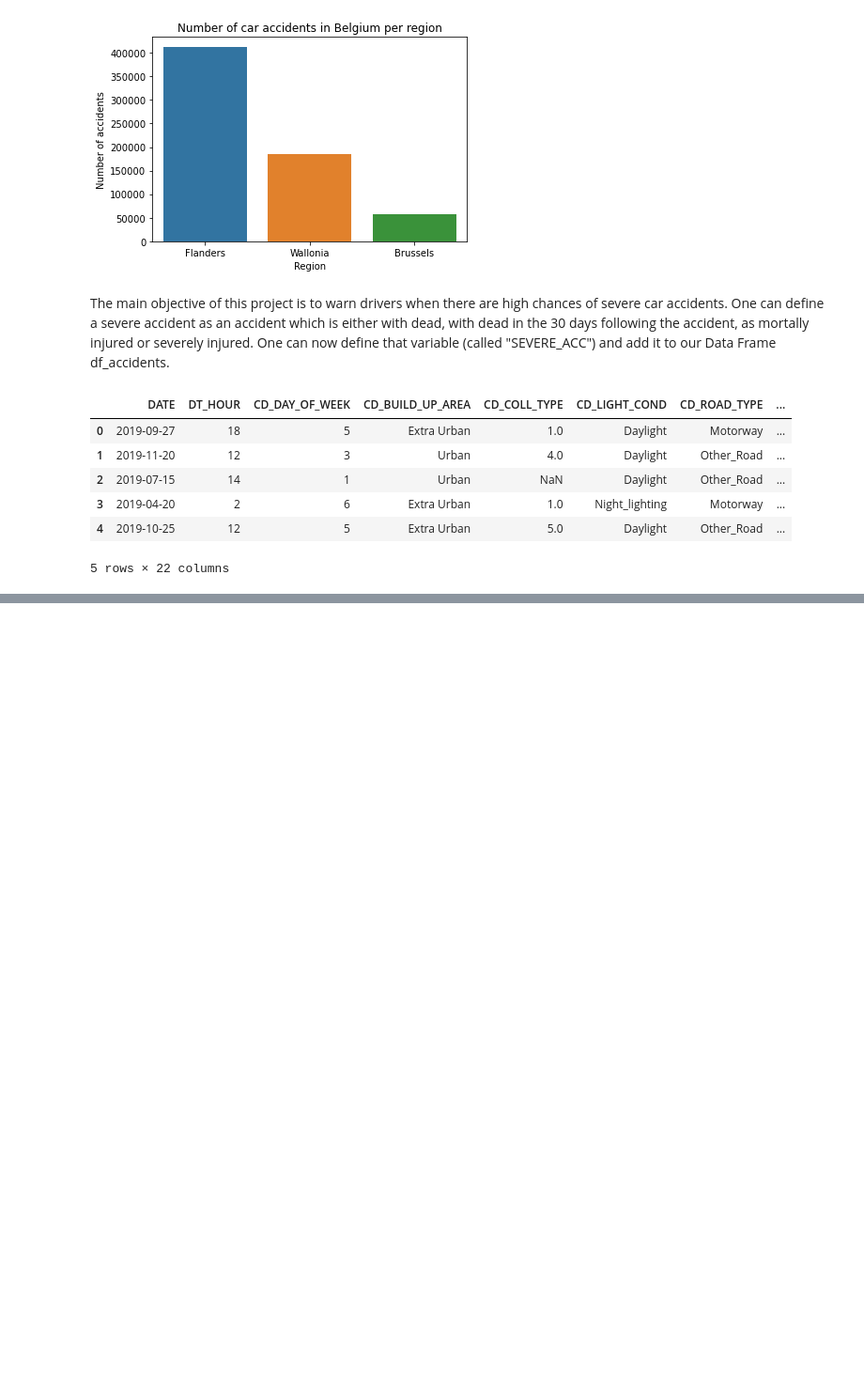
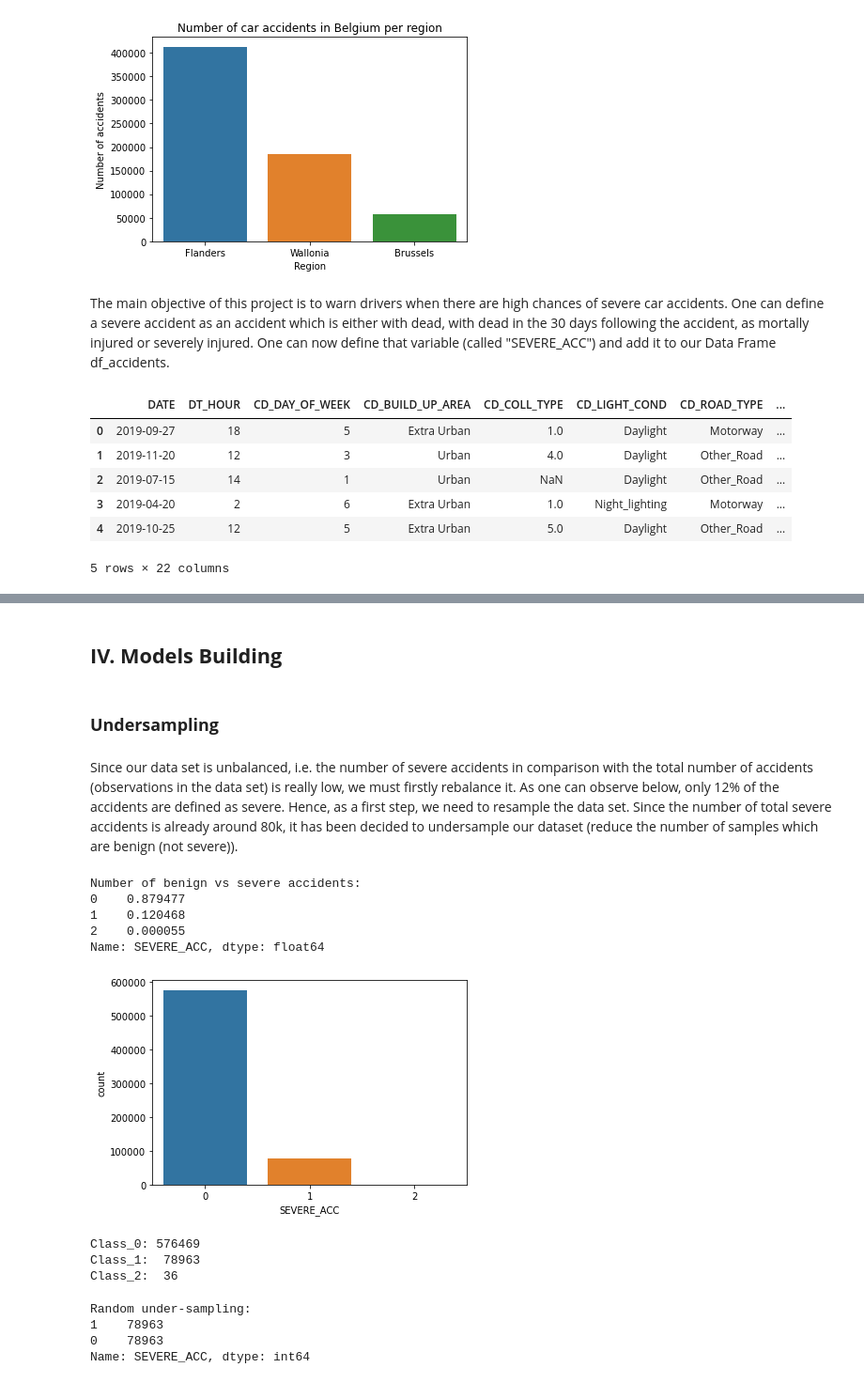
Before and after one commit to fmontoisy/Data-Science-IBM-Coursera, a Jupyter notebook: Final presentation capstone project.ipynb, the cells around one changed output, grey strips where cells are left out. Shown: that part at 94% size. Saved outputs shown, nothing was run; the diff lists cells and outputs as text; code cells hidden in the pictures; blank space fills up the shorter version.

Commit message:
Add files via upload
Under sampling done

```diff
--- a/Final presentation capstone project.ipynb
+++ b/Final presentation capstone project.ipynb
@@ -333,0 +370,3 @@ sns.heatmap(df_SEVERE.corr().round(2),annot=True)
+# %%
+missing = [i for i in df_SEVERE.columns if df_SEVERE[i].isnull().sum() >0]
+missing
@@ -333,0 +377,3 @@ sns.heatmap(df_SEVERE.corr().round(2),annot=True)
+# %%
+for i in missing:
+    print(df_SEVERE[i].value_counts())
@@ -333,0 +401,41 @@ sns.heatmap(df_SEVERE.corr().round(2),annot=True)
+# %%
+for i in missing:
+
+    if i == 'CD_BUILD_UP_AREA':
+        df_SEVERE[i].fillna("Urban", inplace = True)
+    elif i == 'CD_COLL_TYPE':
+        df_SEVERE[i].fillna(4, inplace = True)
+    elif i == 'CD_LIGHT_COND':
+        df_SEVERE[i].fillna("Daylight", inplace = True)
+    elif i == 'CD_ROAD_TYPE':
+        df_SEVERE[i].fillna("Other_Road", inplace = True)
+    else:
+        df_SEVERE[i].fillna(10000.0, inplace = True)
+# %% [markdown]
+## **IV. Models Building**
+# %% [markdown]
+### **Undersampling**
+# %% [markdown]
+Since our data set is unbalanced, i.e. the number of severe accidents in comparison with the total number of accidents (observations in the data set) is really low, we must firstly rebalance it. As one can observe below, only 12% of the accidents are defined as severe. Hence, as a first step, we need to resample the data set. Since the number of total severe accidents is already around 80k, it has been decided to undersample our dataset (reduce the number of samples which are benign (not severe)).
+# %%
+sns.countplot(df_SEVERE['SEVERE_ACC'])
+print("Number of benign vs severe accidents:")
+print(df_SEVERE['SEVERE_ACC'].value_counts()/len(df_SEVERE))
+# %% [output]
+Number of benign vs severe accidents:
+0    0.879477
+1    0.120468
+2    0.000055
+Name: SEVERE_ACC, dtype: float64
+[figure, added]
+# %%
+# Class count
+Class_count_0, Class_count_1, Class_count_2 = df_SEVERE.SEVERE_ACC.value_counts()
+
+print('Class_0:', Class_count_0)
+print('Class_1: ', Class_count_1)
+print('Class_2: ', Class_count_2 )
+# %% [output]
+Class_0: 576469
+Class_1:  78963
+Class_2:  36
@@ -333,0 +446,11 @@ sns.heatmap(df_SEVERE.corr().round(2),annot=True)
+# %%
+df_class_0_under = Accidents_class_0.sample(Class_count_1)
+df_SEVERE_sampled = pd.concat([df_class_0_under, Accidents_class_1], axis =0)
+
+print('Random under-sampling: ')
+print(df_SEVERE_sampled.SEVERE_ACC.value_counts())
+# %% [output]
+Random under-sampling:
+1    78963
+0    78963
+Name: SEVERE_ACC, dtype: int64
```
Also changed, not shown: parts of 11 cells of this notebook.
